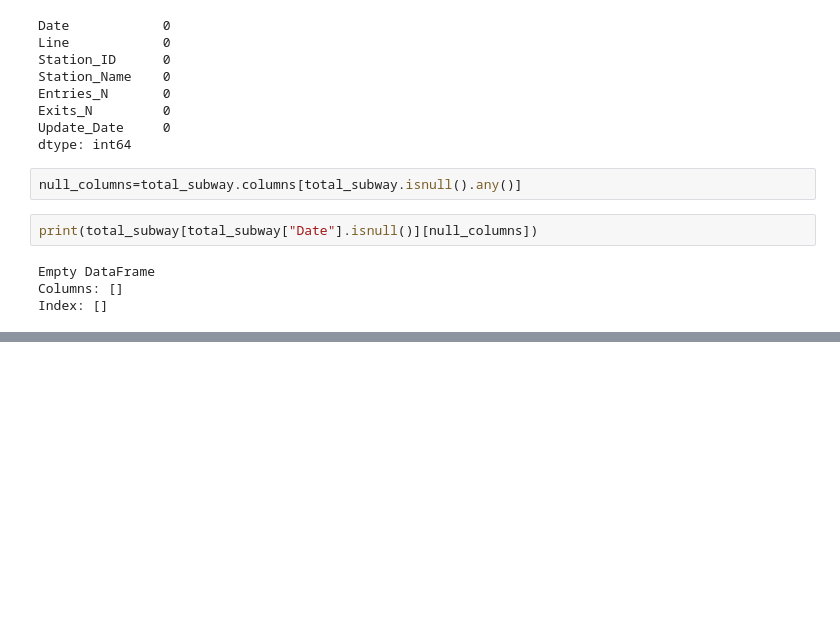
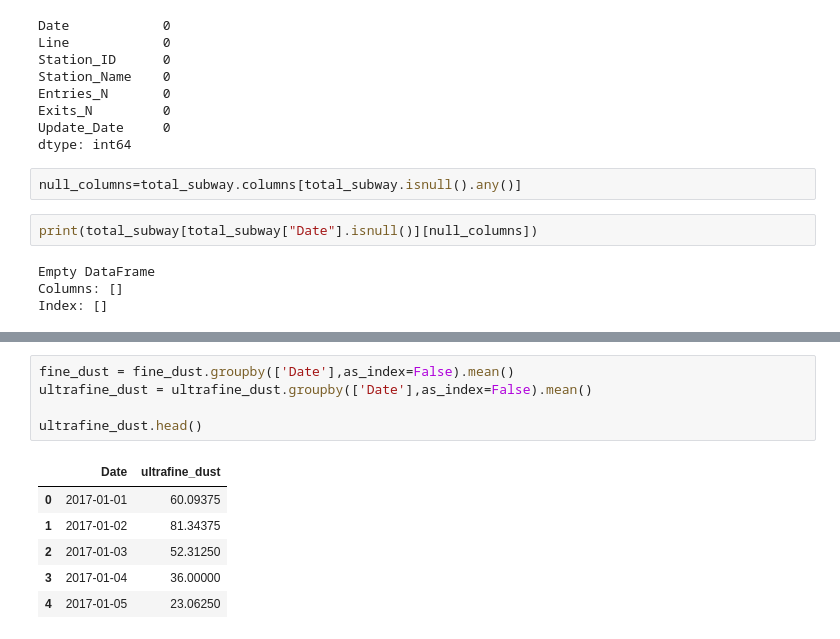
Before and after one commit to MinHyuckChoi/Subway-Project, a Jupyter notebook: Subway_Project.ipynb, the cells around one changed output, grey strips where cells are left out. Drawn from its saved outputs; the diff is of its cells as text; blank space fills up the shorter version.

```diff
--- a/Subway_Project.ipynb
+++ b/Subway_Project.ipynb
@@ -138,0 +166,12 @@ ax3.set(xlabel='day',title="Entries per day")
+# %%
+fine_dust = fine_dust.groupby(['Date'],as_index=False).mean()
+ultrafine_dust = ultrafine_dust.groupby(['Date'],as_index=False).mean()
+
+ultrafine_dust.head()
+# %% [output]
+|  | Date | ultrafine_dust |
+| 0 | 2017-01-01 | 60.09375 |
+| 1 | 2017-01-02 | 81.34375 |
+| 2 | 2017-01-03 | 52.31250 |
+| 3 | 2017-01-04 | 36.00000 |
+| 4 | 2017-01-05 | 23.06250 |
```
Also changed, not shown: parts of 7 cells of this notebook.
